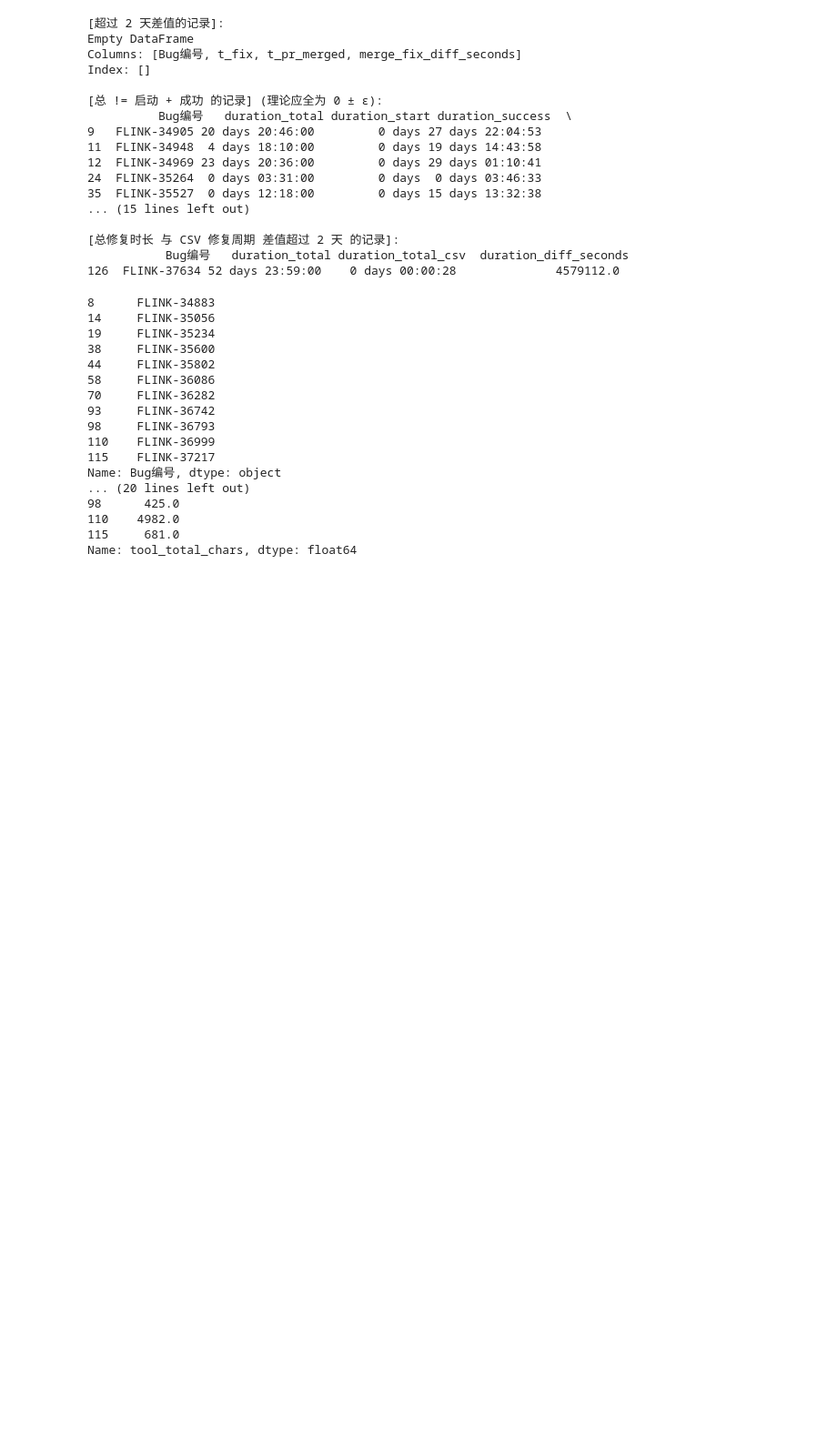
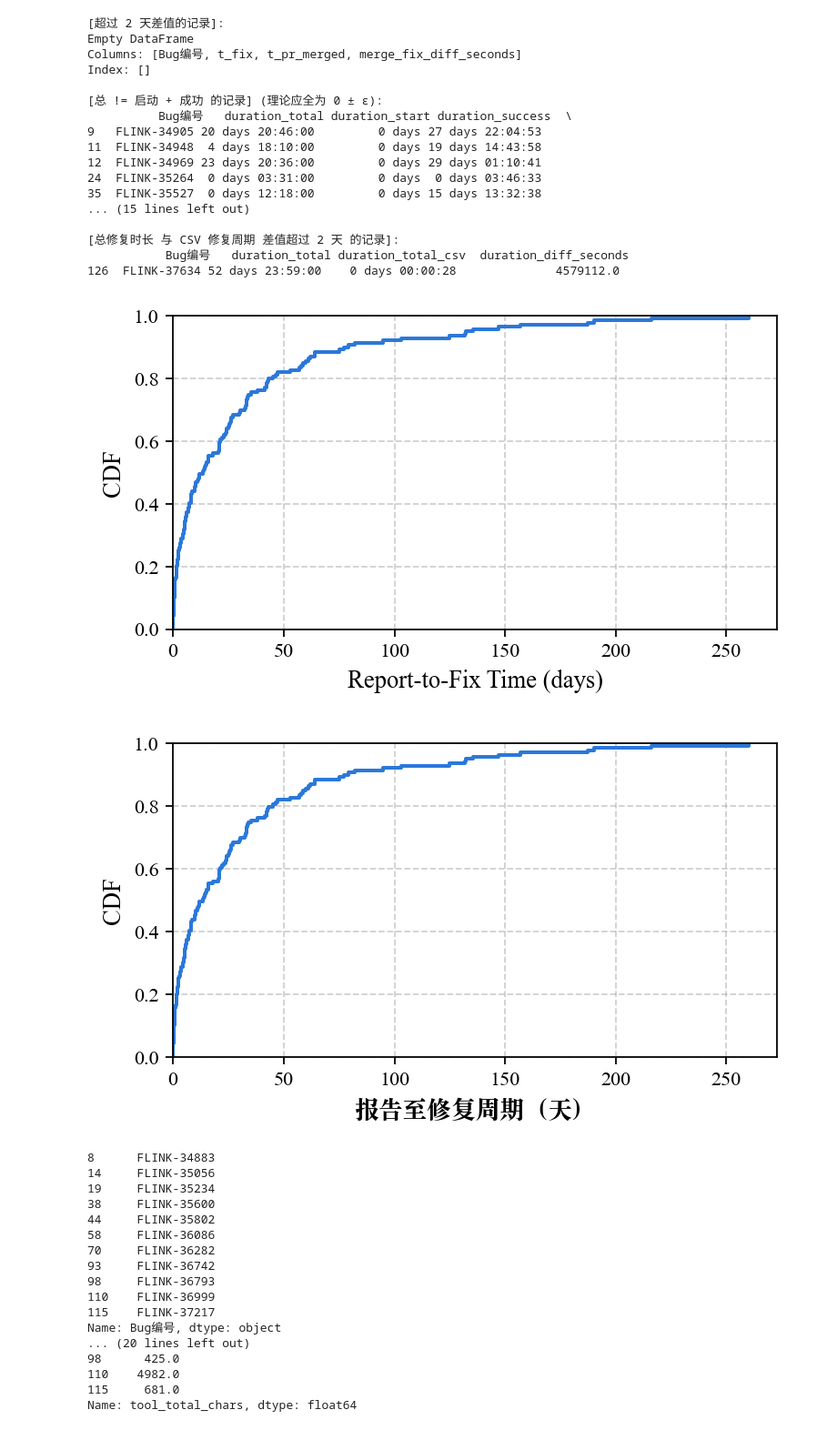
Before and after one commit to edwardzcn-decade/gh-easy-crawler, a Jupyter notebook: plot/scripts/plot_notebook.ipynb, the cells around one changed output. Shown at 91% size. Saved outputs shown, nothing was run; the diff lists cells and outputs as text; code cells hidden in the pictures; blank space fills up the shorter version.

Commit message:
feat(plot): update cdf plot

```diff
--- a/plot/scripts/plot_notebook.ipynb
+++ b/plot/scripts/plot_notebook.ipynb
@@ -685,6 +685,38 @@ Index: []
 [总修复时长 与 CSV 修复周期 差值超过 2 天 的记录]:
            Bug编号   duration_total duration_total_csv  duration_diff_seconds
 126  FLINK-37634 52 days 23:59:00    0 days 00:00:28              4579112.0
+# %%
+# Fig CDF
+
+fig_cdf, ax_cdf = plt.subplots(figsize=(5,3))
+cdf_days = (
+    df_2_copy["duration_total_csv"]
+    .dropna()
+    .dt.total_seconds() / 86400.0
+)
+x = np.sort(cdf_days.to_numpy())
+y = np.arange(1, len(x) + 1) / len(x)
+ax_cdf.step(x, y, where="post", linewidth=1.8, color=BLUE_COLOR_DEFAULT)
+ax_cdf.set_xlim(left=0)
+ax_cdf.set_ylim(0, 1)
+ax_cdf.set_xlabel("Report-to-Fix Time (days)")
+ax_cdf.set_ylabel("CDF")
+ax_cdf.grid(True, linestyle="--", alpha=0.6)
+plt.tight_layout()
+plt.show()
+
+fig_cdf_2, ax_cdf_2 = plt.subplots(figsize=(5,3))
+ax_cdf_2.step(x, y, where="post", linewidth=1.8, color=BLUE_COLOR_DEFAULT)
+ax_cdf_2.set_xlim(left=0)
+ax_cdf_2.set_ylim(0,1)
+ax_cdf_2.set_xlabel("报告至修复周期（天）", fontproperties=font_song)
+ax_cdf_2.set_ylabel("CDF")
+ax_cdf_2.grid(True, linestyle="--", alpha=0.6)
+plt.tight_layout()
+plt.show()
+# %% [output]
+[figure, added]
+[figure, added]
 # %%
 # Finding 2: Relationship between content/comment chars and fixed time
 # Fig 2
```
